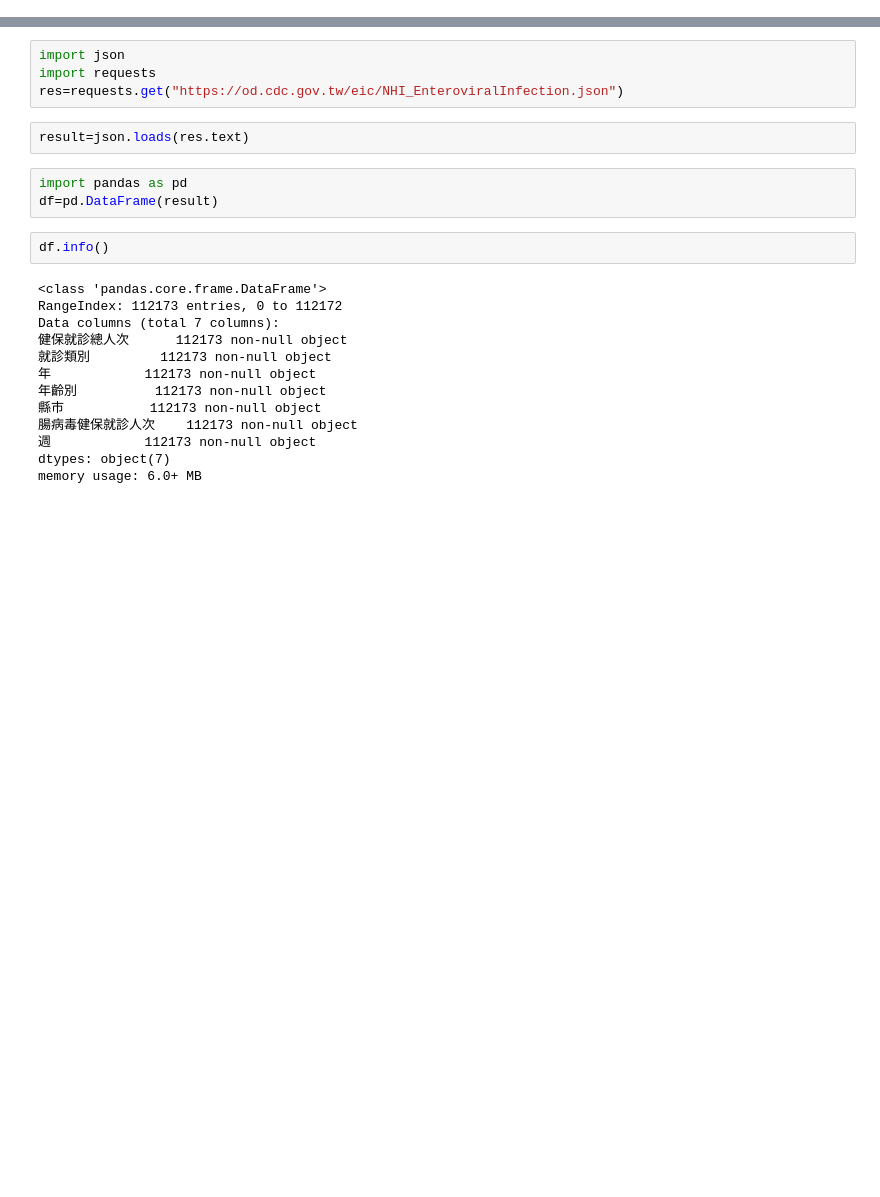
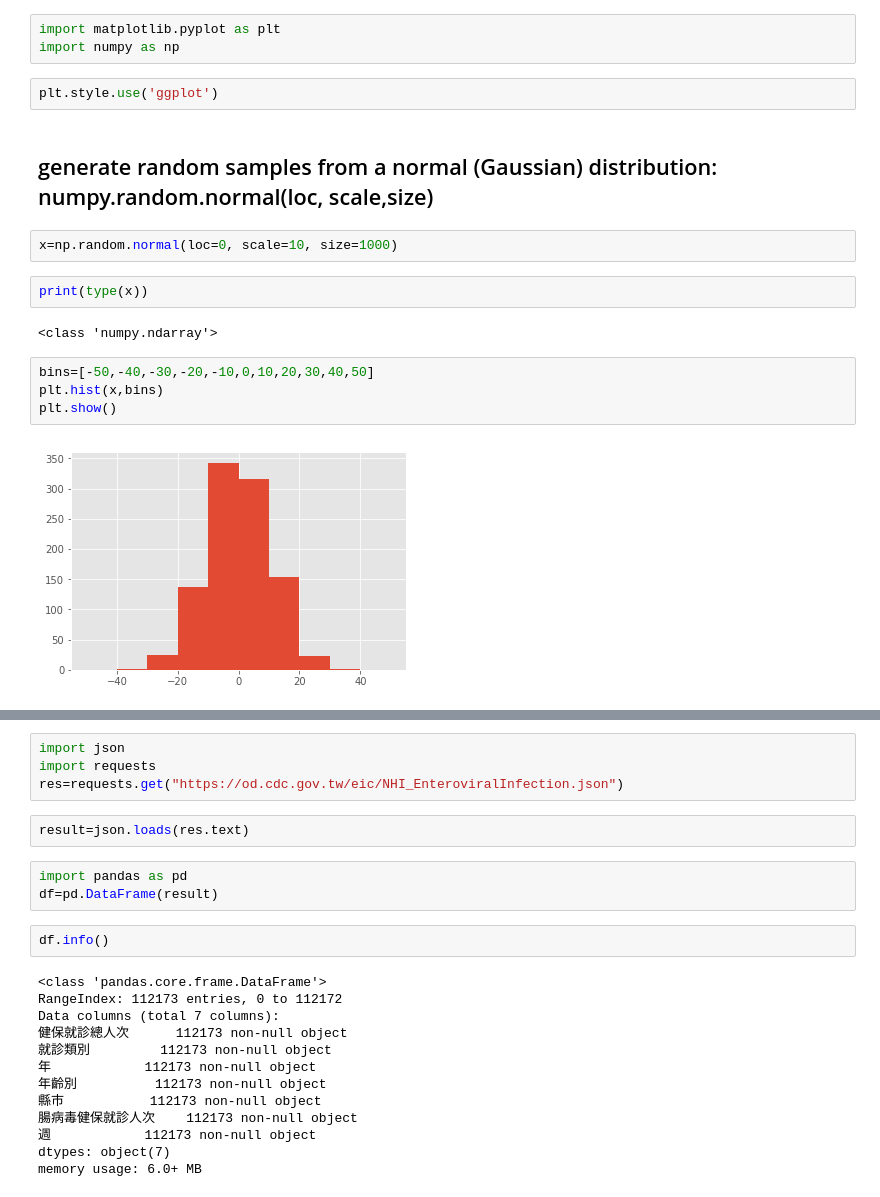
Before and after one commit to alabtsai/FGU-Class, a Jupyter notebook: Lecture_0530.ipynb, the cells around one changed output, grey strips where cells are left out. Drawn from its saved outputs; the diff is of its cells as text; blank space fills up the shorter version.

Commit message:
visualization of data

```diff
--- a/Lecture_0530.ipynb
+++ b/Lecture_0530.ipynb
@@ -0,0 +3,19 @@
+# %%
+import matplotlib.pyplot as plt
+import numpy as np
+# %%
+plt.style.use('ggplot')
+# %% [markdown]
+## generate random samples from a normal (Gaussian) distribution: numpy.random.normal(loc, scale,size)
+# %%
+x=np.random.normal(loc=0, scale=10, size=1000)
+# %%
+print(type(x))
+# %% [output]
+<class 'numpy.ndarray'>
+# %%
+bins=[-50,-40,-30,-20,-10,0,10,20,30,40,50]
+plt.hist(x,bins)
+plt.show()
+# %% [output]
+[figure, added]
```
Also changed, not shown: parts of 7 cells of this notebook.
